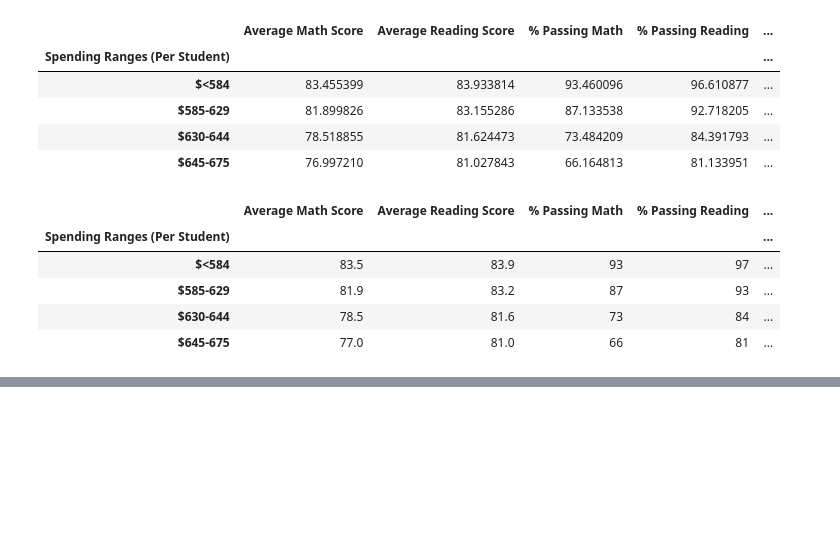
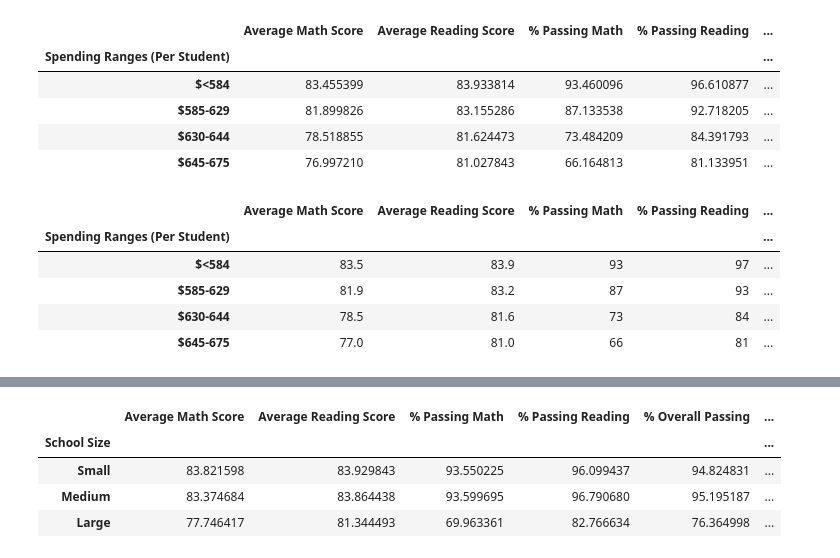
Before and after one commit to SandySChuang/School_District_Analysis, a Jupyter notebook: PyCitySchools.ipynb, the cells around one changed output, grey strips where cells are left out. Drawn from its saved outputs; the diff is of its cells as text; code cells hidden in the pictures; blank space fills up the shorter version.

```diff
--- a/PyCitySchools.ipynb
+++ b/PyCitySchools.ipynb
@@ -1041,0 +1081,27 @@ spending_summary_df
+# %%
+# Create averages for desired metrics by size
+
+size_math_scores = per_school_summary_df.groupby(["School Size"]).mean()["Average Math Score"]
+size_reading_scores = per_school_summary_df.groupby(["School Size"]).mean()["Average Reading Score"]
+size_passing_math = per_school_summary_df.groupby(["School Size"]).mean()["% Passing Math"]
+size_passing_reading = per_school_summary_df.groupby(["School Size"]).mean()["% Passing Reading"]
+size_overall_passing = per_school_summary_df.groupby(["School Size"]).mean()["% Overall Passing"]
+size_overall_passing_correct = per_school_summary_df.groupby(["School Size"]).mean()["% Overall Passing Correct"]
+# %%
+# Assemble size summary data frame
+
+size_summary_df = pd.DataFrame({
+    "Average Math Score": size_math_scores,
+    "Average Reading Score": size_reading_scores,
+    "% Passing Math": size_passing_math,
+    "% Passing Reading": size_passing_reading,
+    "% Overall Passing": size_overall_passing,
+    "% Overall Passing Corrected": size_overall_passing_correct})
+
+size_summary_df
+# %% [output]
+|  | Average Math Score | Average Reading Score | % Passing Math | % Passing Reading | % Overall Passing | ... |
+| School Size |  |  |  |  |  | ... |
+| Small | 83.821598 | 83.929843 | 93.550225 | 96.099437 | 94.824831 | ... |
+| Medium | 83.374684 | 83.864438 | 93.599695 | 96.790680 | 95.195187 | ... |
+| Large | 77.746417 | 81.344493 | 69.963361 | 82.766634 | 76.364998 | ... |
```
Also changed, not shown: parts of 6 cells of this notebook.
